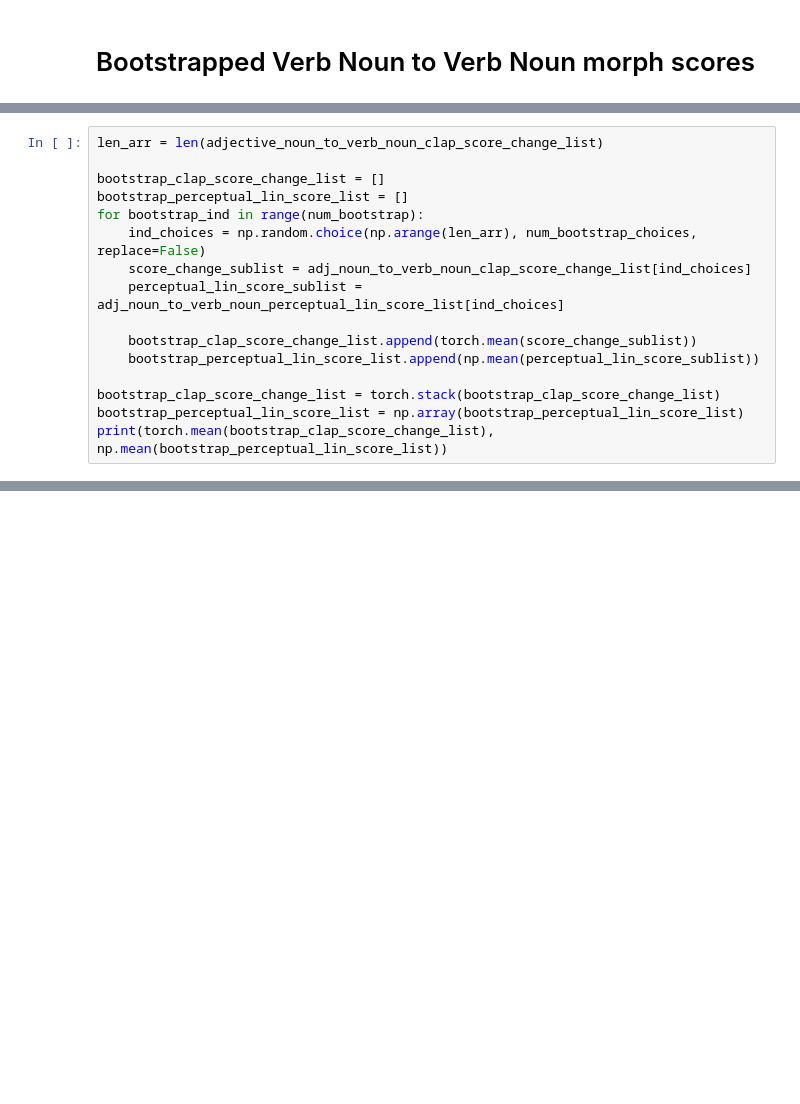
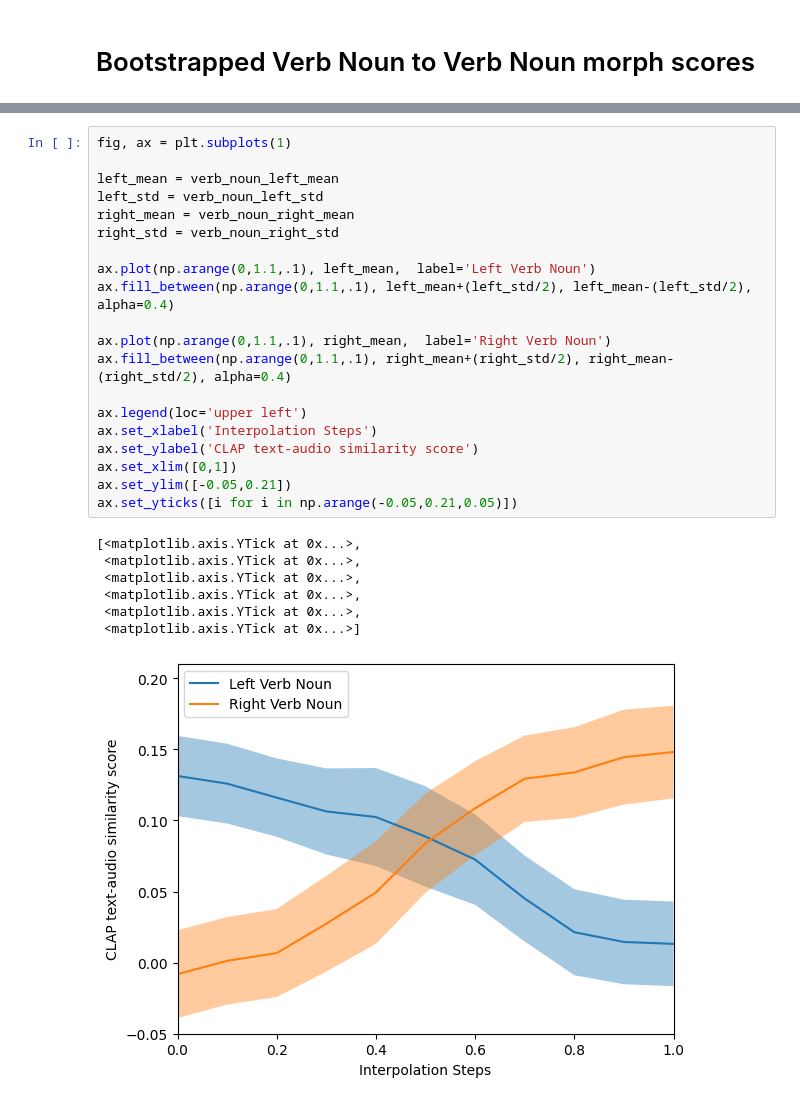
Before and after one commit to pkamath2/AudioLDM2, a Jupyter notebook: eval/evaluate-morph.ipynb, the cells around one changed output, grey strips where cells are left out. Cells and saved outputs as stored; diff of their text form; blank space fills up the shorter version.

```diff
--- a/eval/evaluate-morph.ipynb
+++ b/eval/evaluate-morph.ipynb
@@ -458,16 +654,0 @@ print(torch.mean(bootstrap_clap_score_change_list), np.mean(bootstrap_perceptual
-# %%
-len_arr = len(adjective_noun_to_verb_noun_clap_score_change_list)
-
-bootstrap_clap_score_change_list = []
-bootstrap_perceptual_lin_score_list = []
-for bootstrap_ind in range(num_bootstrap):
-    ind_choices = np.random.choice(np.arange(len_arr), num_bootstrap_choices, replace=False)
-    score_change_sublist = adj_noun_to_verb_noun_clap_score_change_list[ind_choices]
-    perceptual_lin_score_sublist = adj_noun_to_verb_noun_perceptual_lin_score_list[ind_choices]
-
-    bootstrap_clap_score_change_list.append(torch.mean(score_change_sublist))
-    bootstrap_perceptual_lin_score_list.append(np.mean(perceptual_lin_score_sublist))
-
-bootstrap_clap_score_change_list = torch.stack(bootstrap_clap_score_change_list)
-bootstrap_perceptual_lin_score_list = np.array(bootstrap_perceptual_lin_score_list)
-print(torch.mean(bootstrap_clap_score_change_list), np.mean(bootstrap_perceptual_lin_score_list))
@@ -473,0 +734,28 @@ print(torch.mean(bootstrap_clap_score_change_list), np.mean(bootstrap_perceptual
+# %%
+fig, ax = plt.subplots(1)
+
+left_mean = verb_noun_left_mean
+left_std = verb_noun_left_std
+right_mean = verb_noun_right_mean
+right_std = verb_noun_right_std
+
+ax.plot(np.arange(0,1.1,.1), left_mean,  label='Left Verb Noun')
+ax.fill_between(np.arange(0,1.1,.1), left_mean+(left_std/2), left_mean-(left_std/2), alpha=0.4)
+
+ax.plot(np.arange(0,1.1,.1), right_mean,  label='Right Verb Noun')
+ax.fill_between(np.arange(0,1.1,.1), right_mean+(right_std/2), right_mean-(right_std/2), alpha=0.4)
+
+ax.legend(loc='upper left')
+ax.set_xlabel('Interpolation Steps')
+ax.set_ylabel('CLAP text-audio similarity score')
+ax.set_xlim([0,1])
+ax.set_ylim([-0.05,0.21])
+ax.set_yticks([i for i in np.arange(-0.05,0.21,0.05)])
+# %% [output]
+[<matplotlib.axis.YTick at 0x...>,
+ <matplotlib.axis.YTick at 0x...>,
+ <matplotlib.axis.YTick at 0x...>,
+ <matplotlib.axis.YTick at 0x...>,
+ <matplotlib.axis.YTick at 0x...>,
+ <matplotlib.axis.YTick at 0x...>]
+[figure, added]
```
Also changed, not shown: parts of 43 cells of this notebook, 7 other files.
